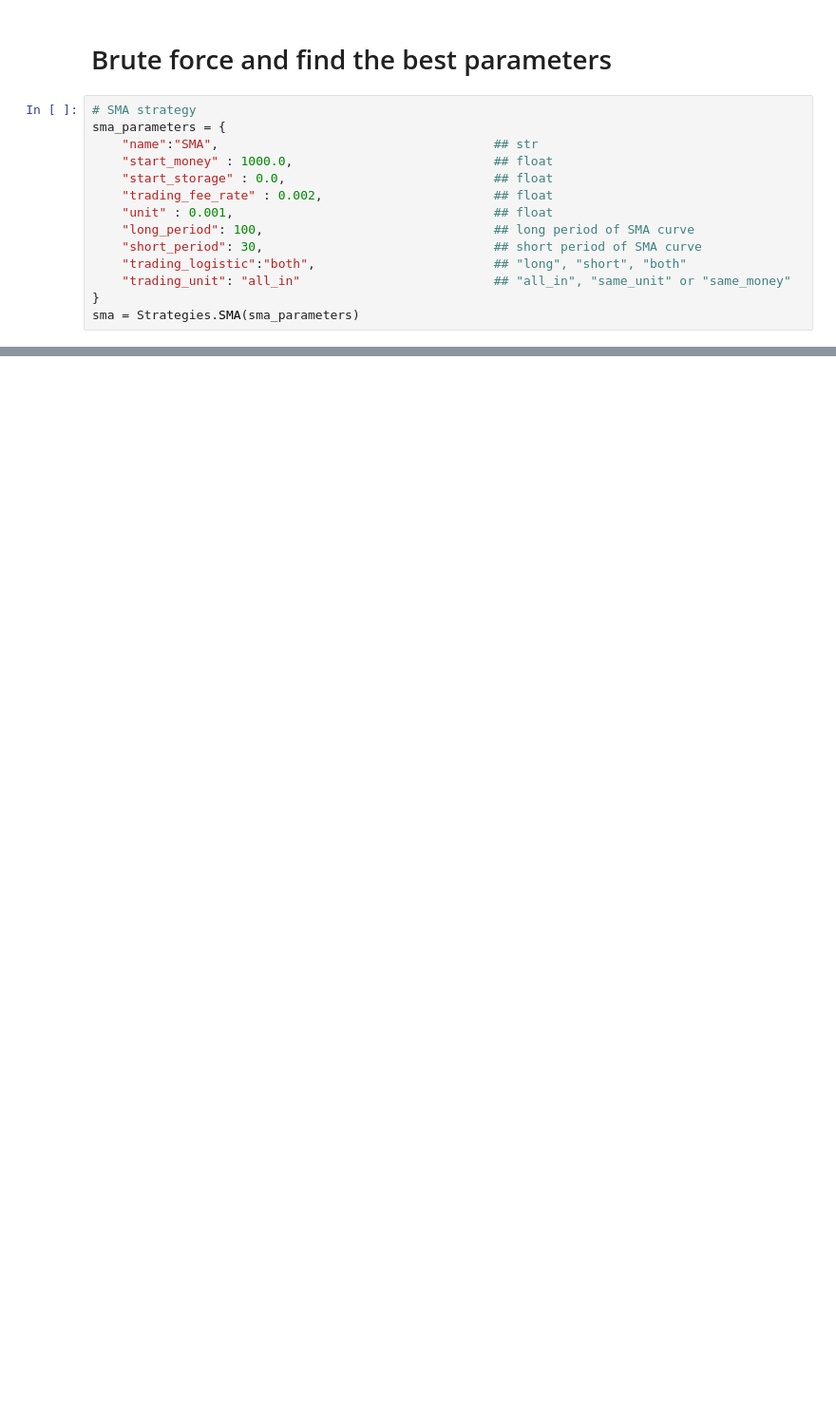
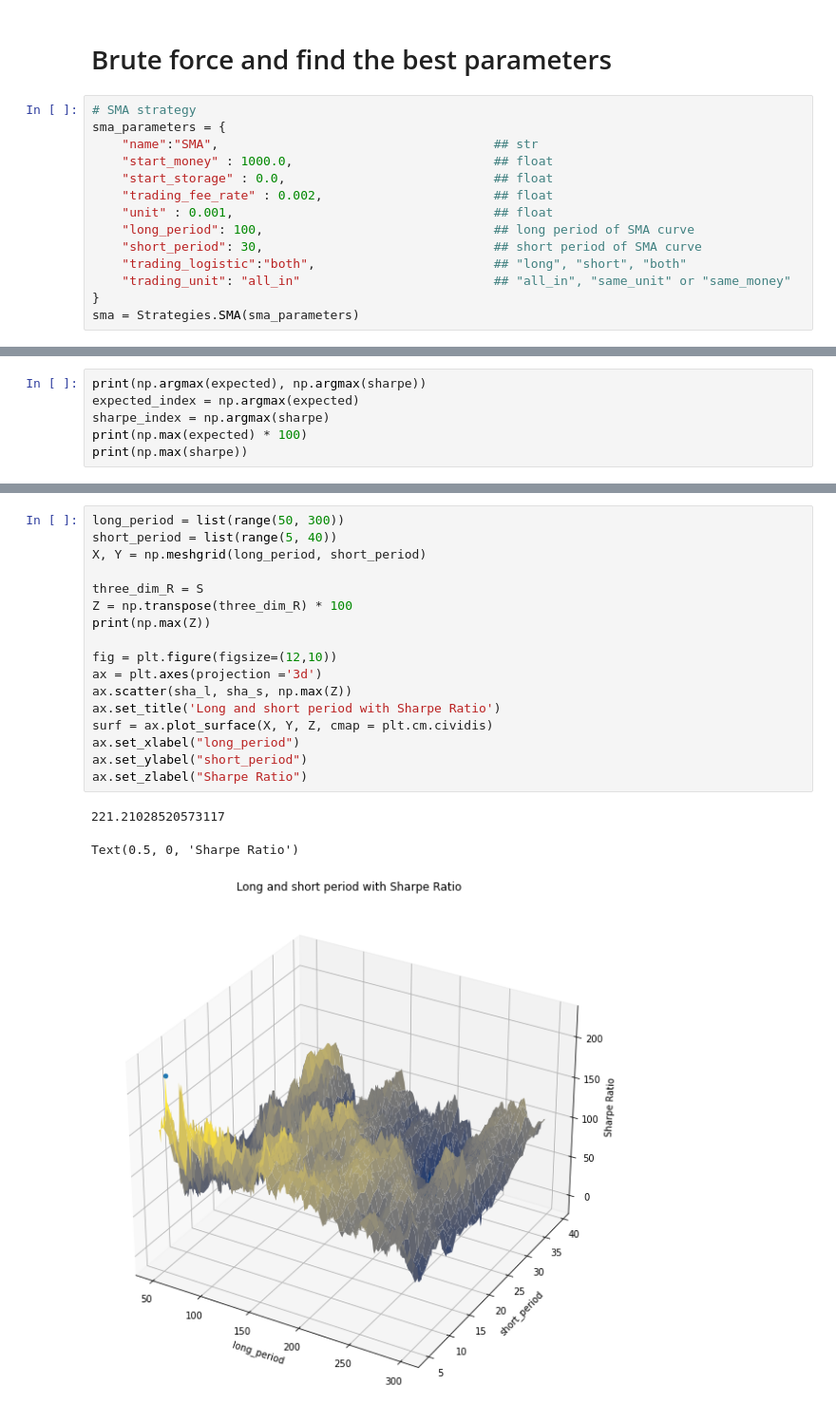
Before and after one commit to LagerWu0501/Grid_Trading, a Jupyter notebook: comparison_SMA.ipynb, the cells around one changed output, grey strips where cells are left out. Shown at 95% size. Drawn from its saved outputs; the diff is of its cells as text; blank space fills up the shorter version.

```diff
--- a/comparison_SMA.ipynb
+++ b/comparison_SMA.ipynb
@@ -135,0 +163,6 @@ sma = Strategies.SMA(sma_parameters)
+# %%
+print(np.argmax(expected), np.argmax(sharpe))
+expected_index = np.argmax(expected)
+sharpe_index = np.argmax(sharpe)
+print(np.max(expected) * 100)
+print(np.max(sharpe))
@@ -135,0 +280,21 @@ sma = Strategies.SMA(sma_parameters)
+# %%
+long_period = list(range(50, 300))
+short_period = list(range(5, 40))
+X, Y = np.meshgrid(long_period, short_period)
+
+three_dim_R = S
+Z = np.transpose(three_dim_R) * 100
+print(np.max(Z))
+
+fig = plt.figure(figsize=(12,10))
+ax = plt.axes(projection ='3d')
+ax.scatter(sha_l, sha_s, np.max(Z))
+ax.set_title('Long and short period with Sharpe Ratio')
+surf = ax.plot_surface(X, Y, Z, cmap = plt.cm.cividis)
+ax.set_xlabel("long_period")
+ax.set_ylabel("short_period")
+ax.set_zlabel("Sharpe Ratio")
+# %% [output]
+221.21028520573117
+Text(0.5, 0, 'Sharpe Ratio')
+[figure, added]
```
Also changed, not shown: parts of 13 cells of this notebook.
